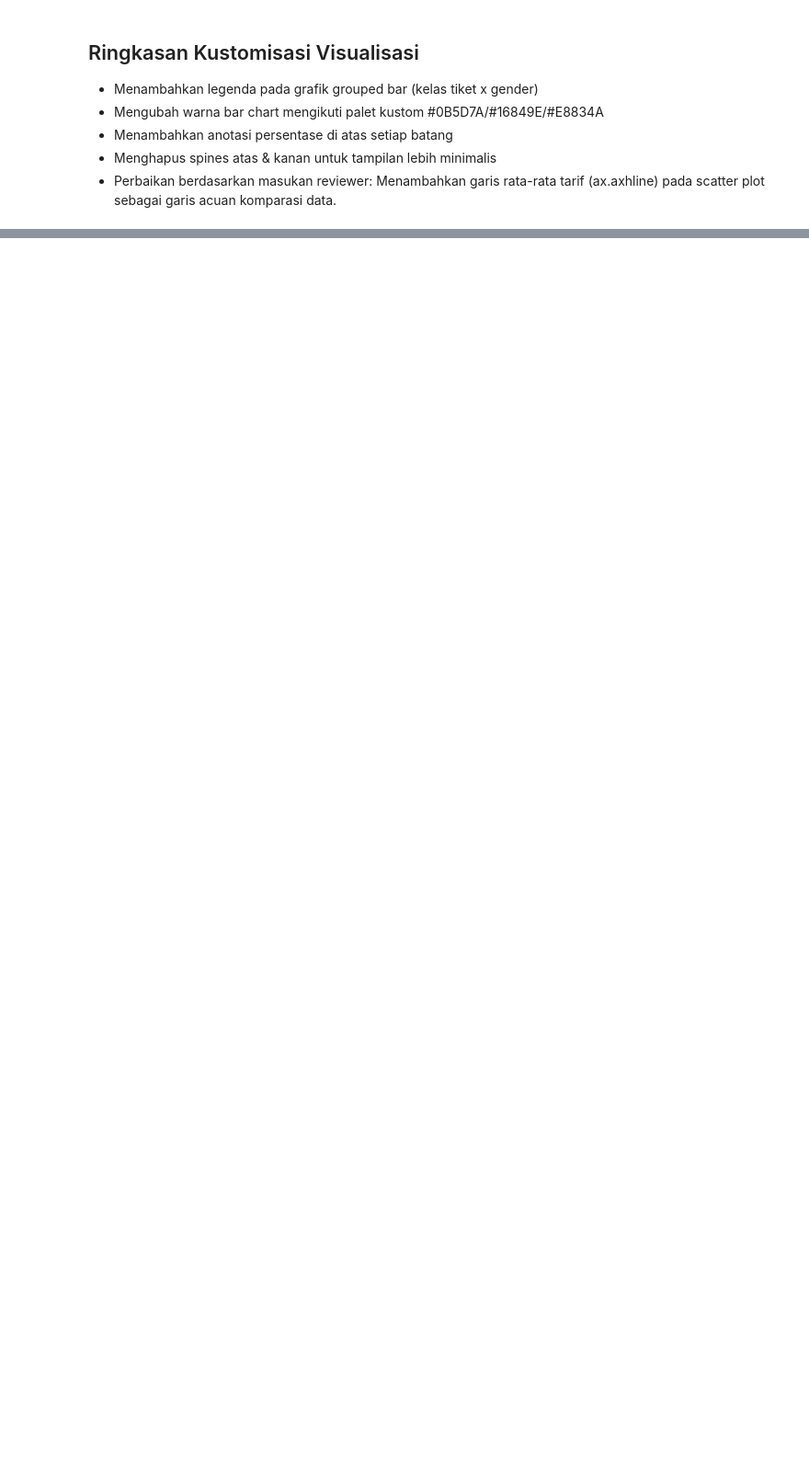
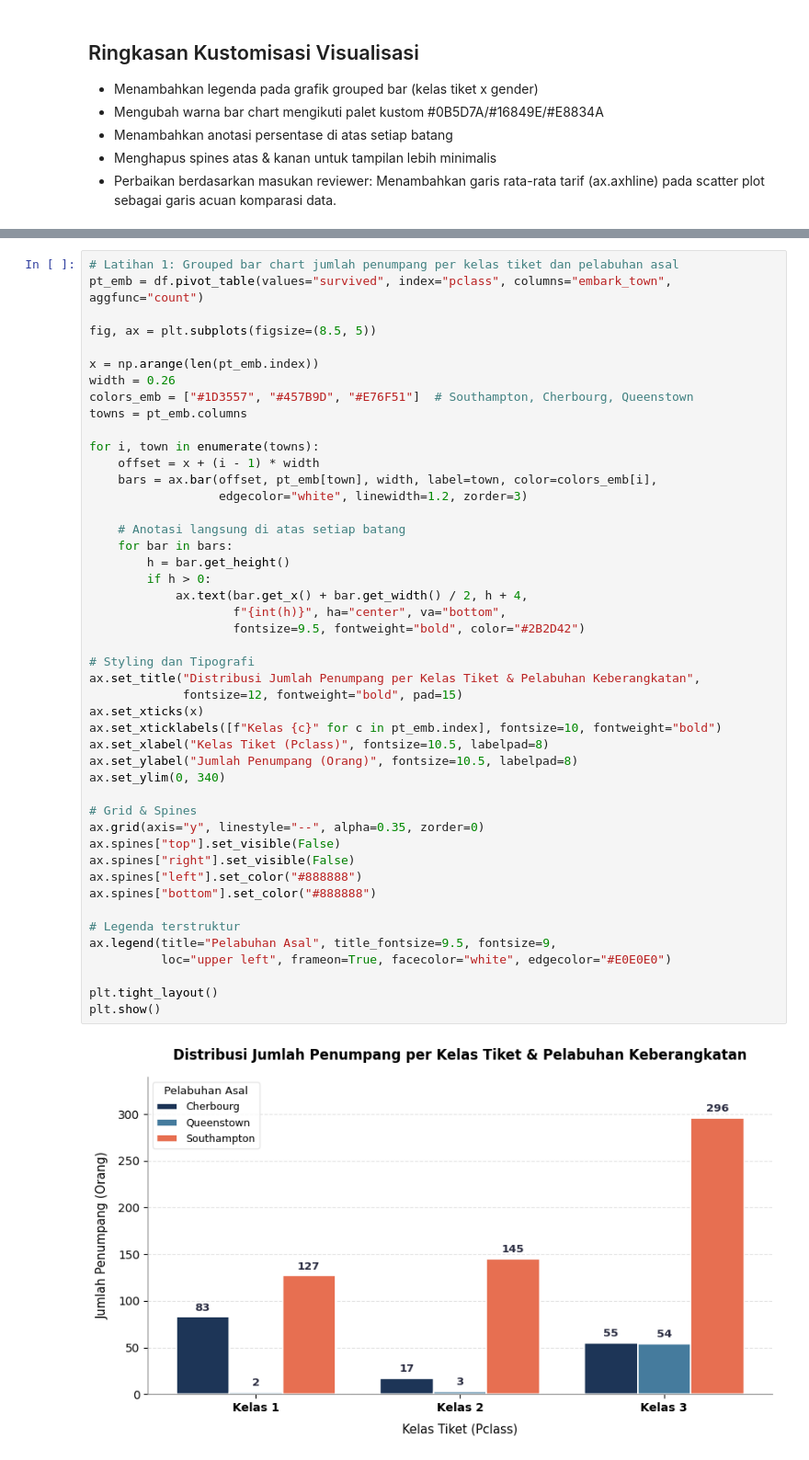
Before and after one commit to G-than12/DV-06-Matplotlib-Visualization-Customization, a Jupyter notebook: Praktikum6_GathanHilabi_60324059.ipynb, the cells around one changed output, grey strips where cells are left out. Shown at 92% size. Drawn from its saved outputs; the diff is of its cells as text; blank space fills up the shorter version.

Commit message:
feat: implement Latihan 1 - grouped bar chart by port and class with direct labels

```diff
--- a/Praktikum6_GathanHilabi_60324059.ipynb
+++ b/Praktikum6_GathanHilabi_60324059.ipynb
@@ -241,0 +250,48 @@ plt.show()
+# %%
+# Latihan 1: Grouped bar chart jumlah penumpang per kelas tiket dan pelabuhan asal
+pt_emb = df.pivot_table(values="survived", index="pclass", columns="embark_town", aggfunc="count")
+
+fig, ax = plt.subplots(figsize=(8.5, 5))
+
+x = np.arange(len(pt_emb.index))
+width = 0.26
+colors_emb = ["#1D3557", "#457B9D", "#E76F51"]  # Southampton, Cherbourg, Queenstown
+towns = pt_emb.columns
+
+for i, town in enumerate(towns):
+    offset = x + (i - 1) * width
+    bars = ax.bar(offset, pt_emb[town], width, label=town, color=colors_emb[i],
+                  edgecolor="white", linewidth=1.2, zorder=3)
+
+    # Anotasi langsung di atas setiap batang
+    for bar in bars:
+        h = bar.get_height()
+        if h > 0:
+            ax.text(bar.get_x() + bar.get_width() / 2, h + 4,
+                    f"{int(h)}", ha="center", va="bottom",
+                    fontsize=9.5, fontweight="bold", color="#2B2D42")
+
+# Styling dan Tipografi
+ax.set_title("Distribusi Jumlah Penumpang per Kelas Tiket & Pelabuhan Keberangkatan",
+             fontsize=12, fontweight="bold", pad=15)
+ax.set_xticks(x)
+ax.set_xticklabels([f"Kelas {c}" for c in pt_emb.index], fontsize=10, fontweight="bold")
+ax.set_xlabel("Kelas Tiket (Pclass)", fontsize=10.5, labelpad=8)
+ax.set_ylabel("Jumlah Penumpang (Orang)", fontsize=10.5, labelpad=8)
+ax.set_ylim(0, 340)
+
+# Grid & Spines
+ax.grid(axis="y", linestyle="--", alpha=0.35, zorder=0)
+ax.spines["top"].set_visible(False)
+ax.spines["right"].set_visible(False)
+ax.spines["left"].set_color("#888888")
+ax.spines["bottom"].set_color("#888888")
+
+# Legenda terstruktur
+ax.legend(title="Pelabuhan Asal", title_fontsize=9.5, fontsize=9,
+          loc="upper left", frameon=True, facecolor="white", edgecolor="#E0E0E0")
+
+plt.tight_layout()
+plt.show()
+# %% [output]
+[figure, added]
```
Also changed, not shown: parts of 3 cells of this notebook.
